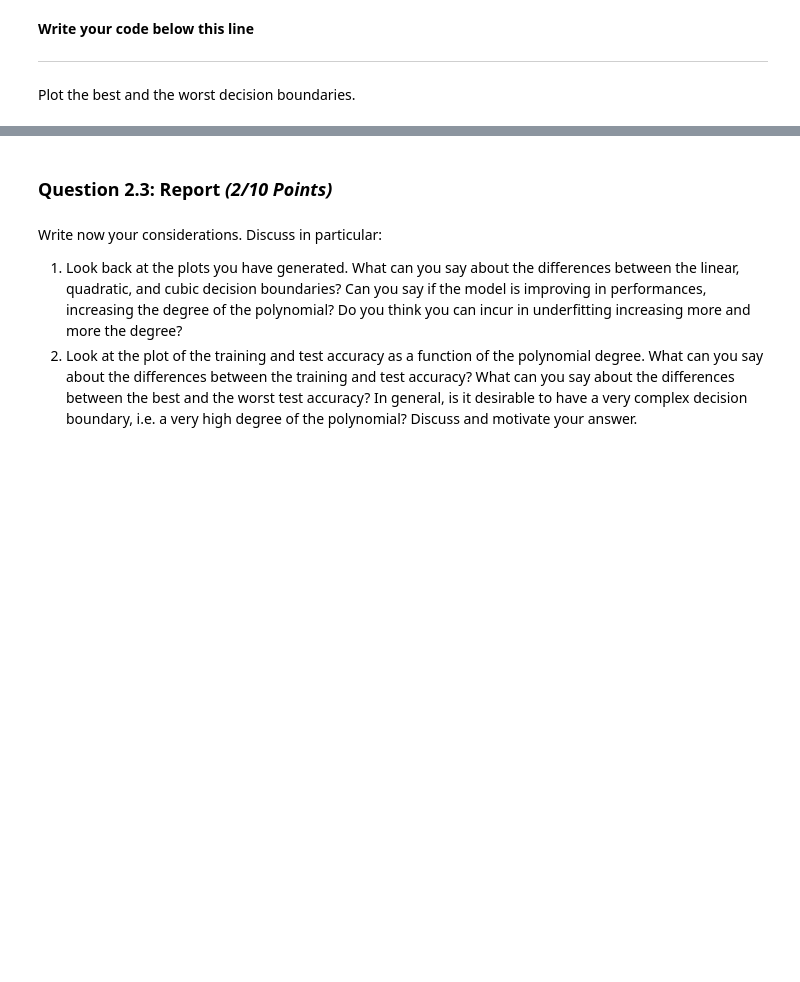
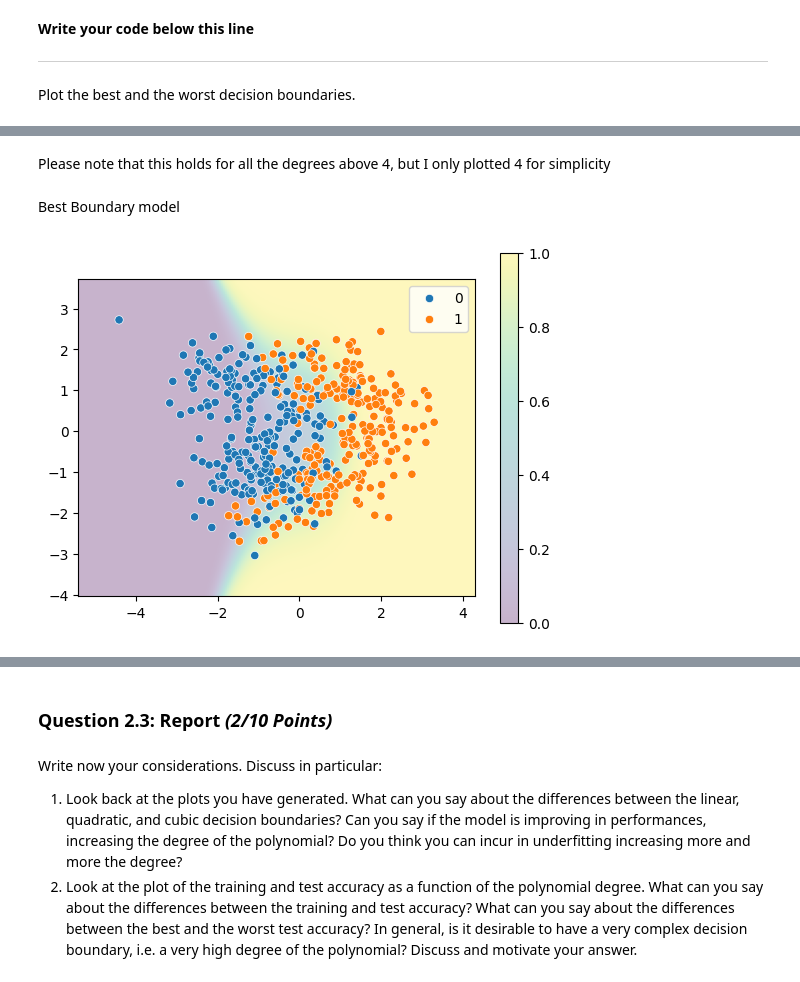
Before and after one commit to Ykanj/FDS-HW-2, a Jupyter notebook: HW2.ipynb, the cells around one changed output, grey strips where cells are left out. Cells and saved outputs as stored; diff of their text form; code cells hidden in the pictures; blank space fills up the shorter version.

```diff
--- a/HW2.ipynb
+++ b/HW2.ipynb
@@ -803,11 +807,12 @@ def get_polynomial(X, degree):
     if degree < 2:
         return X
 
-    features = np.ones(X[:, 1].shape[0])
+    features = np.ones(X[:, 1].shape[0])  # start with a template vector
 
-    #####################################################
-    ##                 YOUR CODE HERE                  ##
-    #####################################################
+    for i in range( 1, degree + 1):  # iterate up to the given degree
+        pol_feat = np.power(X,i) # each element is equal to
+        features = np.column_stack((features, pol_feat)) # replace elements in the template vector
+
     return features
 # %% [markdown]
 
@@ -1007,0 +1052,8 @@ Plot the best and the worst decision boundaries.
+# %% [markdown]
+Please note that this holds for all the degrees above 4, but I only plotted 4 for simplicity
+# %% [markdown]
+Best Boundary model
+# %%
+plot_boundary_function(X, y, theta_final_cubic, degree=3)
+# %% [output]
+[figure, added]
```
Also changed, not shown: parts of 26 cells of this notebook.
